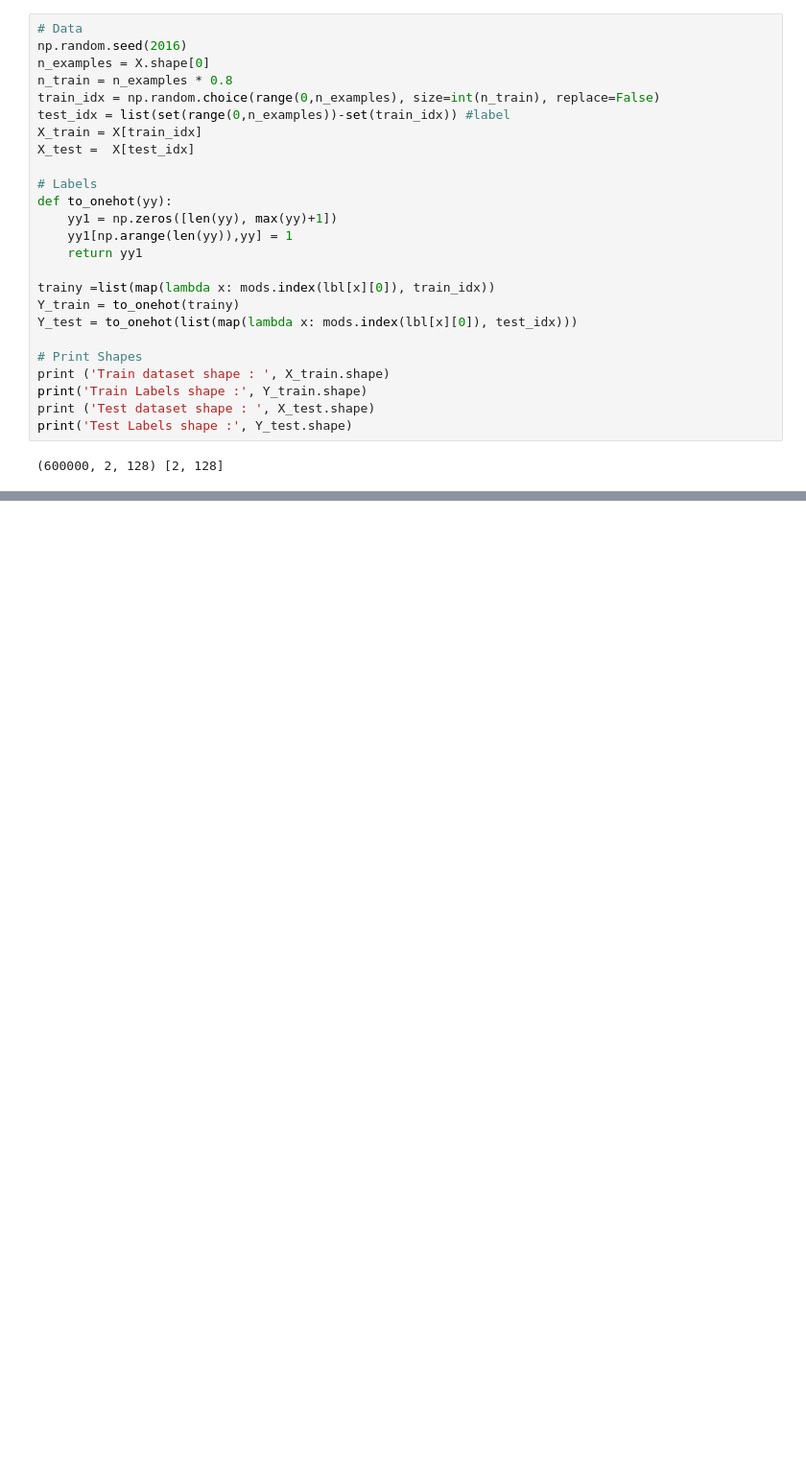
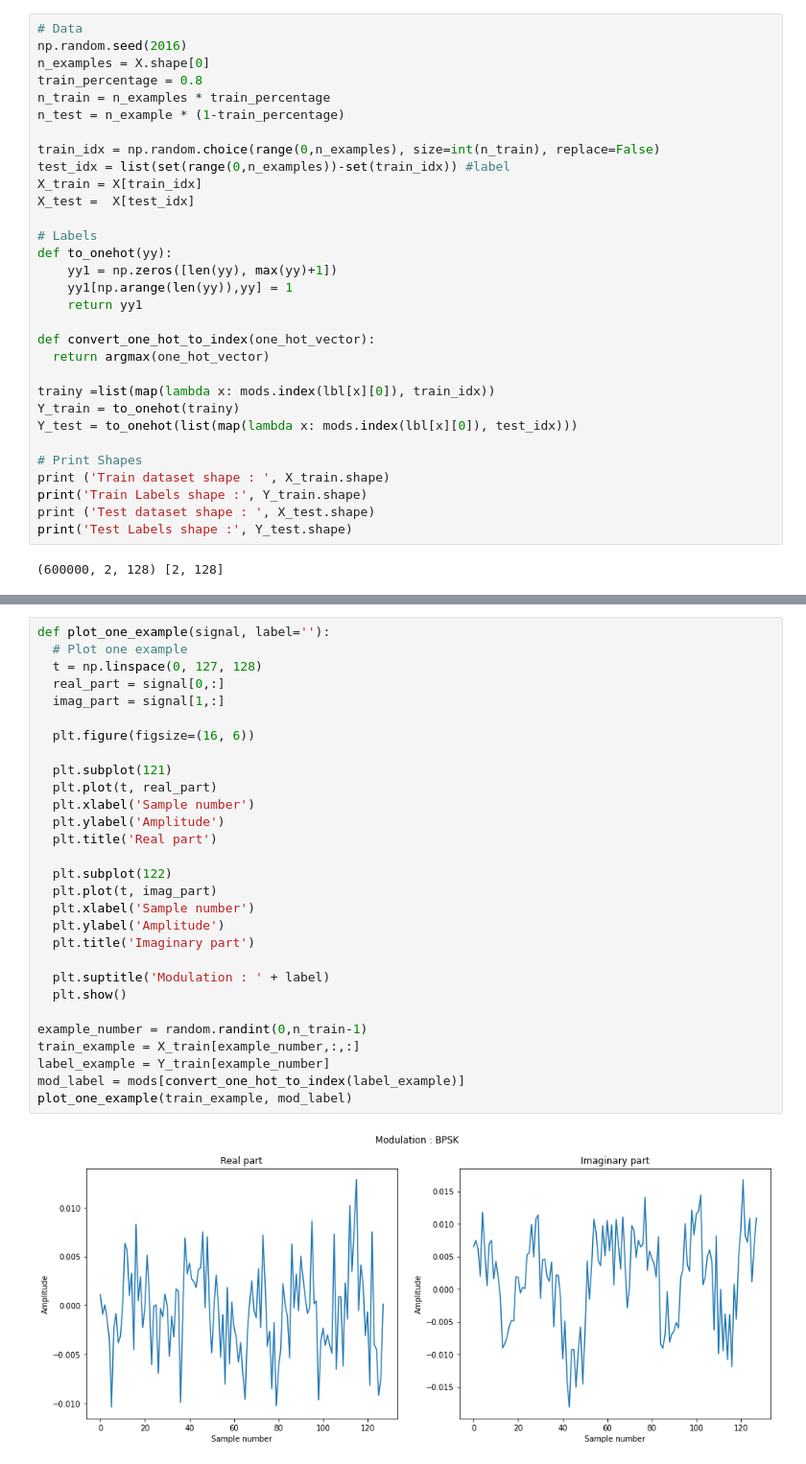
Before and after one commit to YairYarden/DeepCascadingAMC, a Jupyter notebook: DeepCascadingAMC.ipynb, the cells around one changed output, grey strips where cells are left out. Shown at 96% size. Saved outputs shown, nothing was run; the diff lists cells and outputs as text; blank space fills up the shorter version.

Commit message:
Add function to plot one signal

```diff
--- a/DeepCascadingAMC.ipynb
+++ b/DeepCascadingAMC.ipynb
@@ -80,7 +81,10 @@ print('SNR Options : ', snrs)
 # Data
 np.random.seed(2016)
 n_examples = X.shape[0]
-n_train = n_examples * 0.8
+train_percentage = 0.8
+n_train = n_examples * train_percentage
+n_test = n_example * (1-train_percentage)
+
 train_idx = np.random.choice(range(0,n_examples), size=int(n_train), replace=False)
 test_idx = list(set(range(0,n_examples))-set(train_idx)) #label
 X_train = X[train_idx]
@@ -92,6 +96,9 @@ def to_onehot(yy):
     yy1[np.arange(len(yy)),yy] = 1
     return yy1
 
+def convert_one_hot_to_index(one_hot_vector):
+  return argmax(one_hot_vector)
+
 trainy =list(map(lambda x: mods.index(lbl[x][0]), train_idx))
 Y_train = to_onehot(trainy)
 Y_test = to_onehot(list(map(lambda x: mods.index(lbl[x][0]), test_idx)))
@@ -112,0 +115,31 @@ print(example.shape)
+# %%
+def plot_one_example(signal, label=''):
+  # Plot one example
+  t = np.linspace(0, 127, 128)
+  real_part = signal[0,:]
+  imag_part = signal[1,:]
+
+  plt.figure(figsize=(16, 6))
+
+  plt.subplot(121)
+  plt.plot(t, real_part)
+  plt.xlabel('Sample number')
+  plt.ylabel('Amplitude')
+  plt.title('Real part')
+
+  plt.subplot(122)
+  plt.plot(t, imag_part)
+  plt.xlabel('Sample number')
+  plt.ylabel('Amplitude')
+  plt.title('Imaginary part')
+
+  plt.suptitle('Modulation : ' + label)
+  plt.show()
+
+example_number = random.randint(0,n_train-1)
+train_example = X_train[example_number,:,:]
+label_example = Y_train[example_number]
+mod_label = mods[convert_one_hot_to_index(label_example)]
+plot_one_example(train_example, mod_label)
+# %% [output]
+[figure, added]
```
Also changed, not shown: parts of 5 cells of this notebook.
